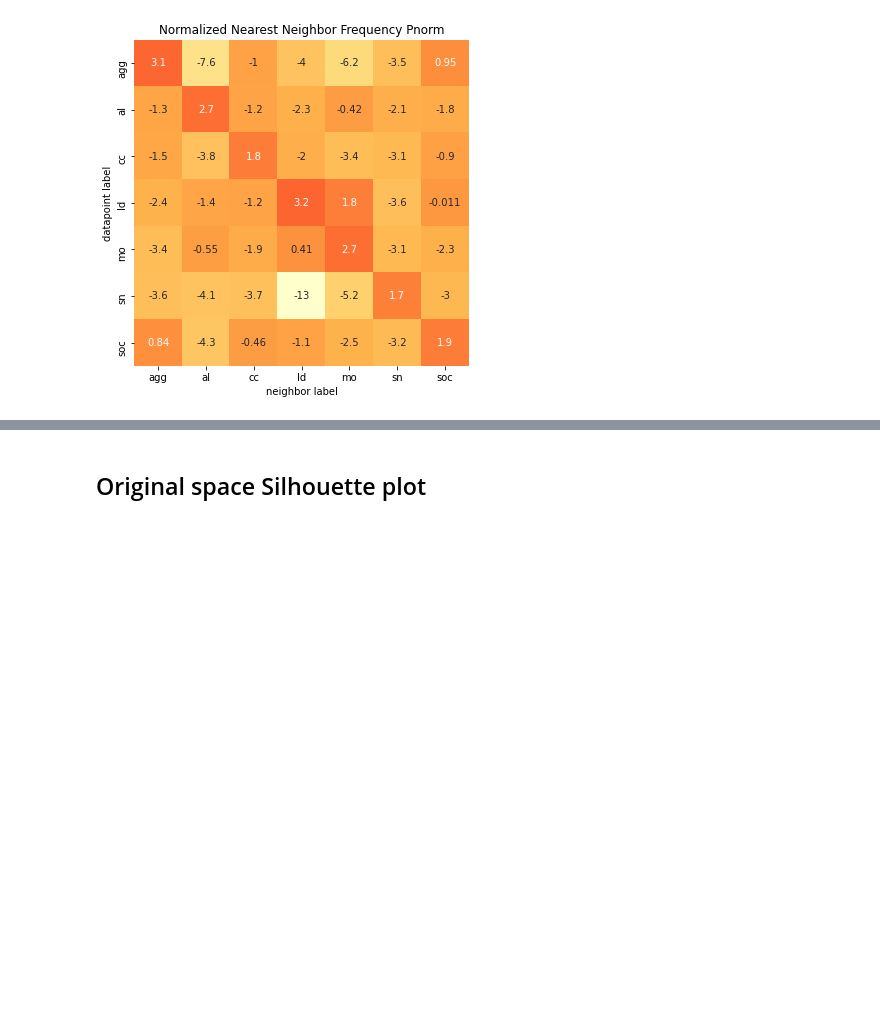
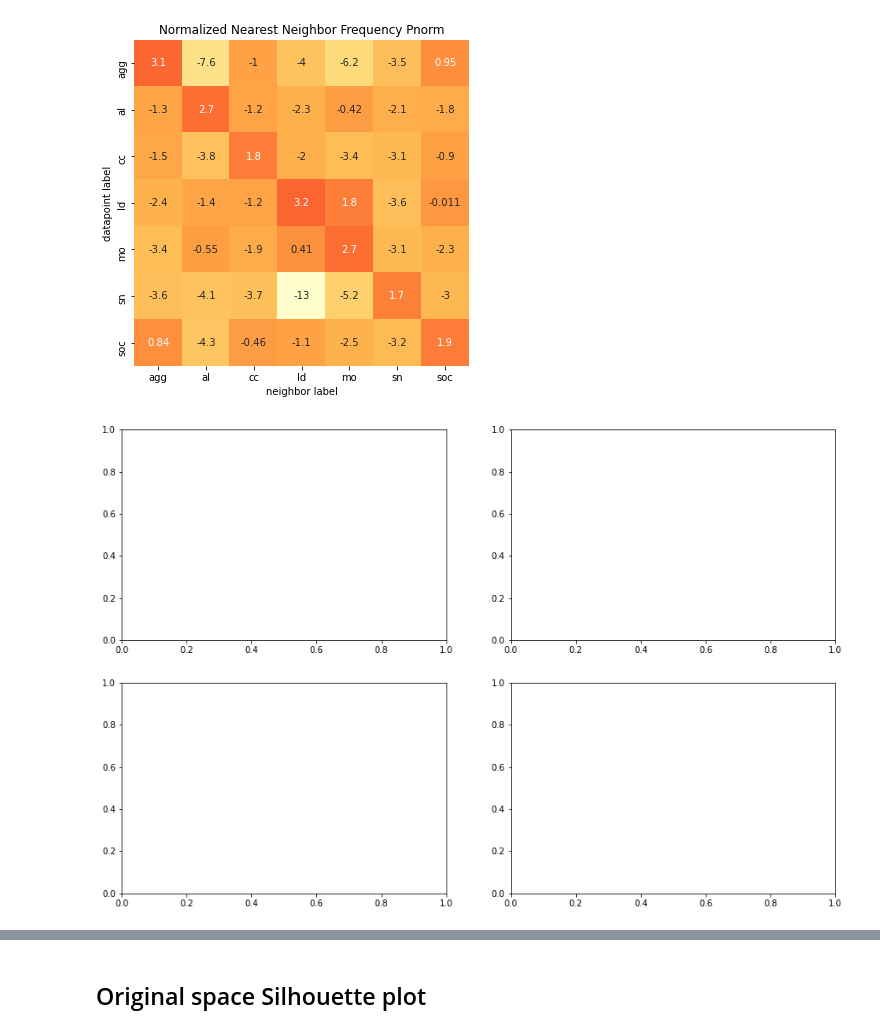
Before and after one commit to marathomas/meerkat_umap, a Jupyter notebook: notebooks/03_compare_with_highdim_space.ipynb, the cells around one changed output, grey strips where cells are left out. Saved outputs shown, nothing was run; the diff lists cells and outputs as text; code cells hidden in the pictures; blank space fills up the shorter version.

```diff
--- a/notebooks/03_compare_with_highdim_space.ipynb
+++ b/notebooks/03_compare_with_highdim_space.ipynb
@@ -186,0 +189,4 @@ nn_stats.plot_heat_Snorm(outname=outname)
+# %%
+fig, axes = plt.subplots(2,2, figsize=(15,10))
+# %% [output]
+[figure, added]
```
Also changed, not shown: parts of 39 cells of this notebook, 26 other files.
